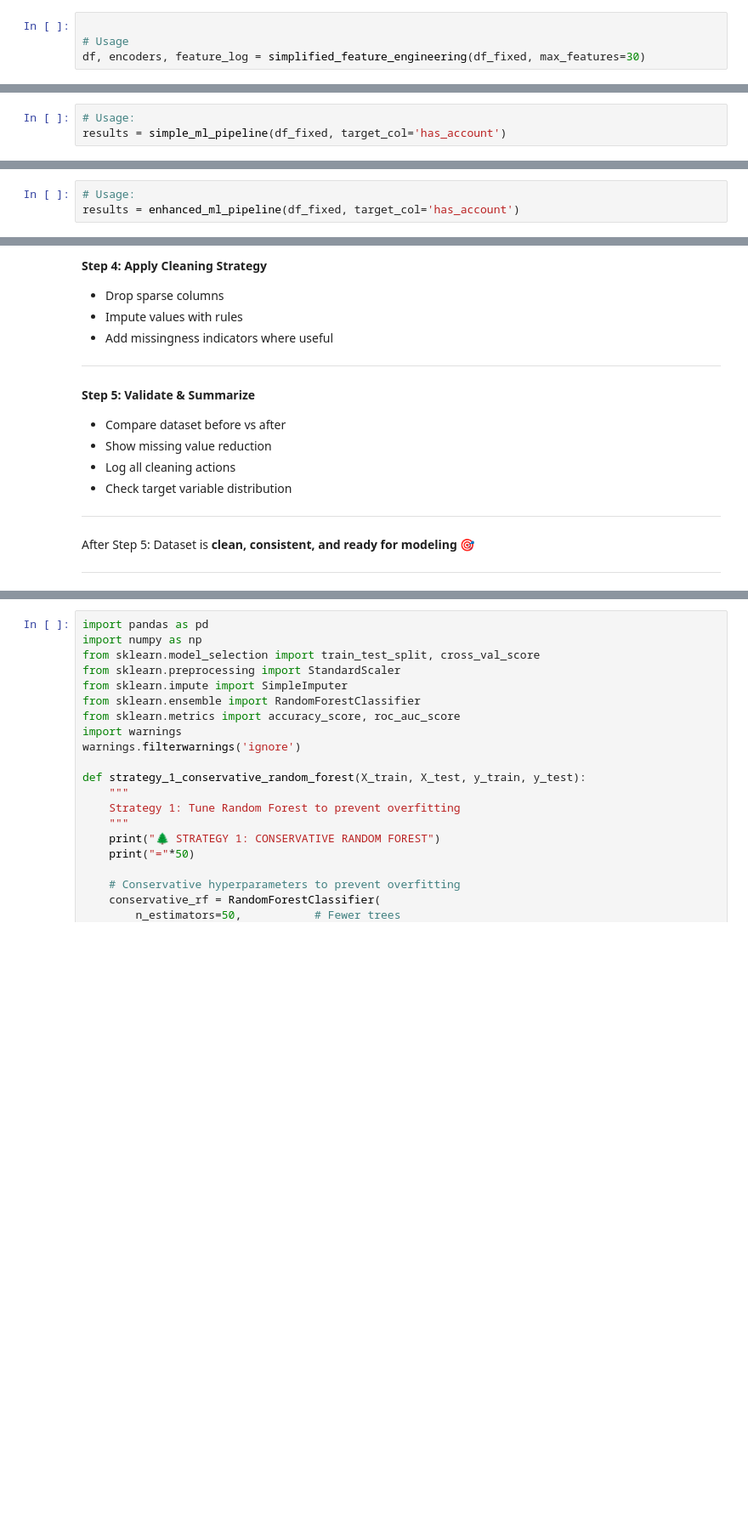
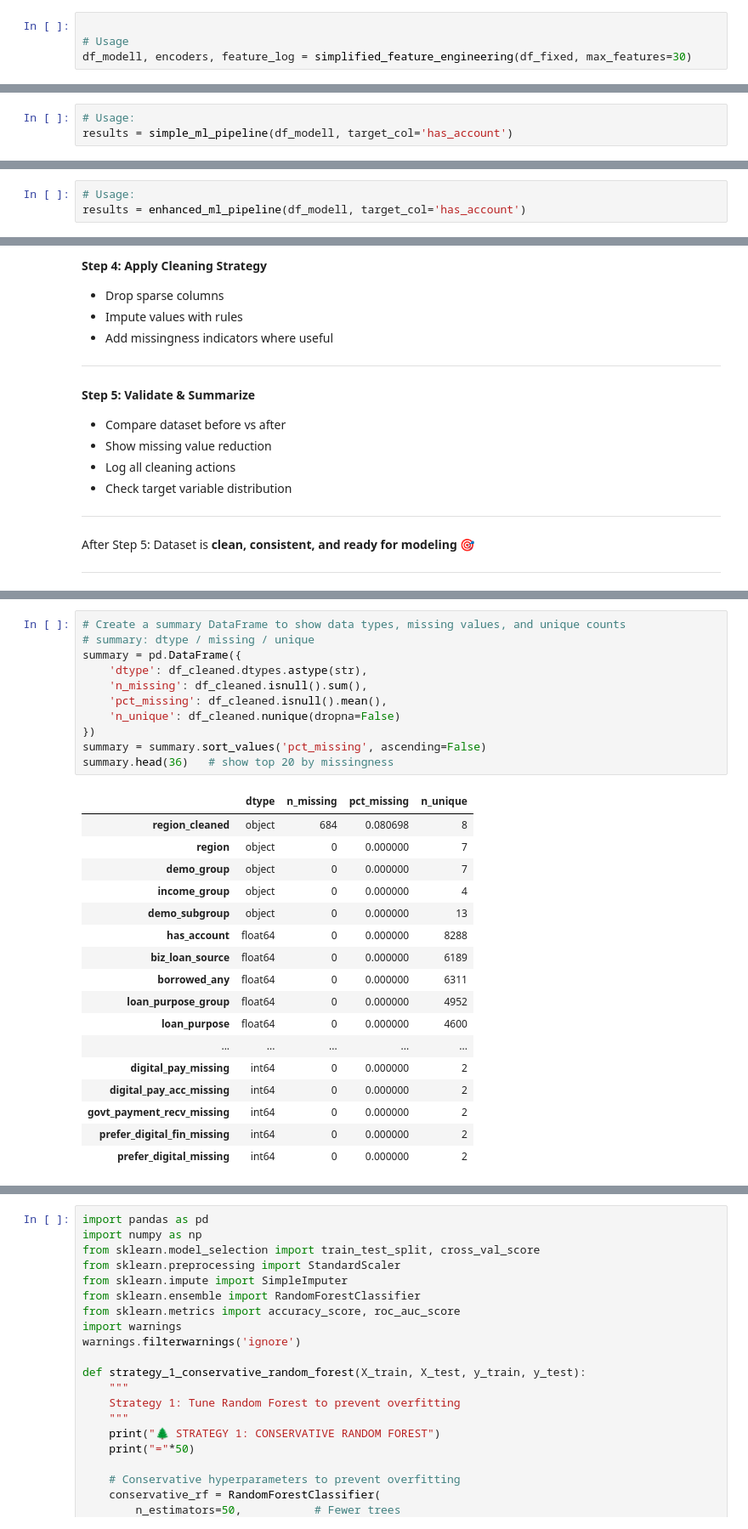
Before and after one commit to VAL-Jerono/FinScope, a Jupyter notebook: FinScope_222331_CAT2_Modeling.ipynb, the cells around one changed output, grey strips where cells are left out. Shown: that part at 85% size. Drawn from its saved outputs; the diff is of its cells as text; blank space fills up the shorter version.

Commit message:
model

```diff
--- a/FinScope_222331_CAT2_Modeling.ipynb
+++ b/FinScope_222331_CAT2_Modeling.ipynb
@@ -452,7 +453,7 @@ def simplified_feature_engineering(df, max_features=30):
 # %%
 
 # Usage
-df, encoders, feature_log = simplified_feature_engineering(df_fixed, max_features=30)
+df_modell, encoders, feature_log = simplified_feature_engineering(df_fixed, max_features=30)
 # %% [output]
 🔧 SIMPLIFIED FEATURE ENGINEERING
 ==================================================
@@ -874,6 +855,6 @@ df_fixed.shape, df_fixed.columns.tolist()
 # %%
 # Usage:
-results = simple_ml_pipeline(df_fixed, target_col='has_account')
+results = simple_ml_pipeline(df_modell, target_col='has_account')
 # %% [output]
 🚀 SIMPLE ML PIPELINE
 ==================================================
@@ -1188,6 +1433,6 @@ def enhanced_ml_pipeline(df, target_col='has_account', exclude_cols=None):
 # %%
 # Usage:
-results = enhanced_ml_pipeline(df_fixed, target_col='has_account')
+results = enhanced_ml_pipeline(df_modell, target_col='has_account')
 # %% [output]
 🚀 ENHANCED ML PIPELINE - TRAIN vs TEST ANALYSIS
 ============================================================
@@ -1763,0 +1960,29 @@ print(df_cleaner.shape, df_cleaner.columns.tolist())
+# %%
+# Create a summary DataFrame to show data types, missing values, and unique counts
+# summary: dtype / missing / unique
+summary = pd.DataFrame({
+    'dtype': df_cleaned.dtypes.astype(str),
+    'n_missing': df_cleaned.isnull().sum(),
+    'pct_missing': df_cleaned.isnull().mean(),
+    'n_unique': df_cleaned.nunique(dropna=False)
+})
+summary = summary.sort_values('pct_missing', ascending=False)
+summary.head(36)   # show top 20 by missingness
+# %% [output]
+|  | dtype | n_missing | pct_missing | n_unique |
+| region_cleaned | object | 684 | 0.080698 | 8 |
+| region | object | 0 | 0.000000 | 7 |
+| demo_group | object | 0 | 0.000000 | 7 |
+| income_group | object | 0 | 0.000000 | 4 |
+| demo_subgroup | object | 0 | 0.000000 | 13 |
+| has_account | float64 | 0 | 0.000000 | 8288 |
+| biz_loan_source | float64 | 0 | 0.000000 | 6189 |
+| borrowed_any | float64 | 0 | 0.000000 | 6311 |
+| loan_purpose_group | float64 | 0 | 0.000000 | 4952 |
+| loan_purpose | float64 | 0 | 0.000000 | 4600 |
+| ... | ... | ... | ... | ... |
+| digital_pay_missing | int64 | 0 | 0.000000 | 2 |
+| digital_pay_acc_missing | int64 | 0 | 0.000000 | 2 |
+| govt_payment_recv_missing | int64 | 0 | 0.000000 | 2 |
+| prefer_digital_fin_missing | int64 | 0 | 0.000000 | 2 |
+| prefer_digital_missing | int64 | 0 | 0.000000 | 2 |
```
Also changed, not shown: parts of 44 cells of this notebook, 13 other files.
